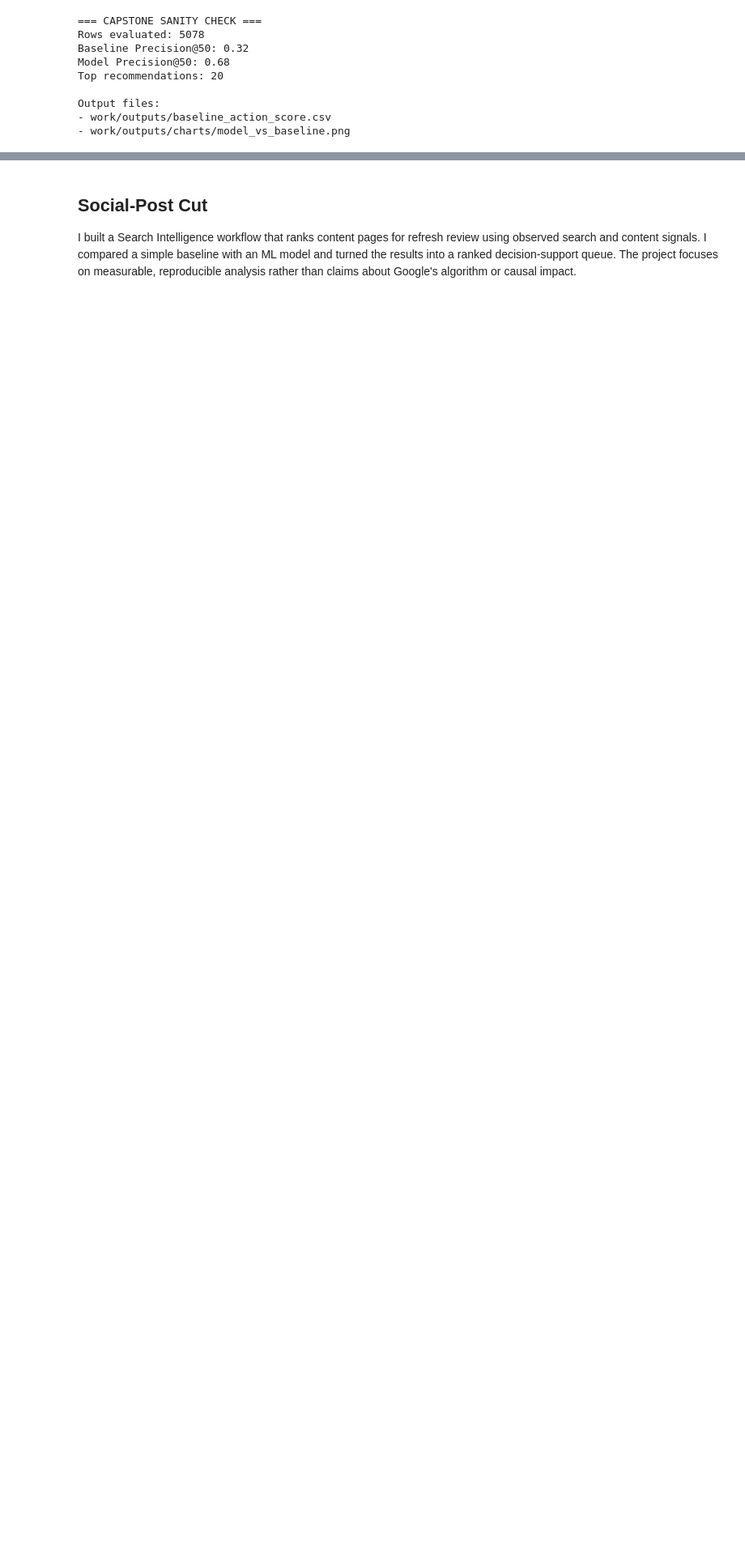
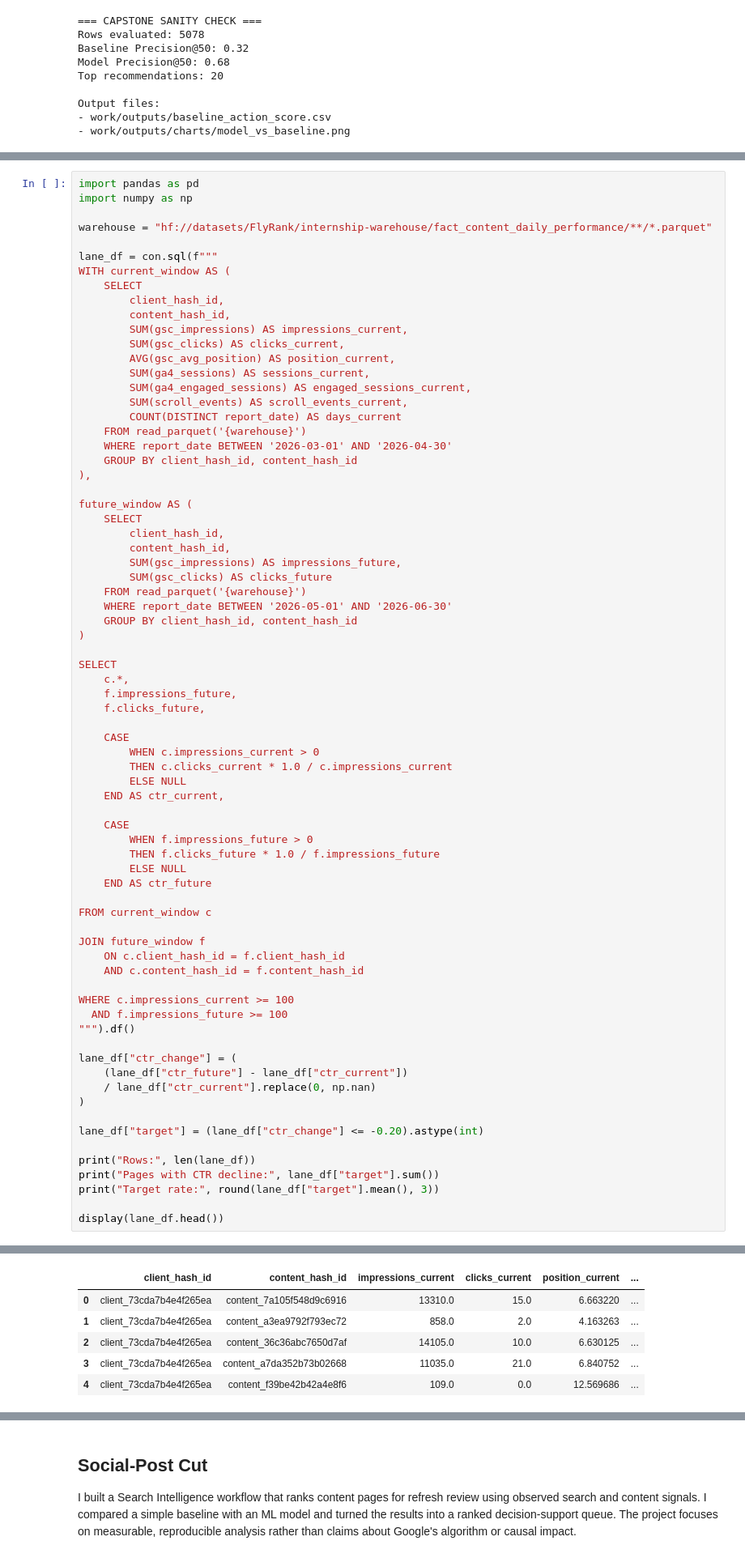
Before and after one commit to Ali0678/FlyRank-Internship, a Jupyter notebook: work/notebooks/capstone.ipynb, the cells around one changed output, grey strips where cells are left out. Shown at 81% size. Drawn from its saved outputs; the diff is of its cells as text; blank space fills up the shorter version.

```diff
--- a/work/notebooks/capstone.ipynb
+++ b/work/notebooks/capstone.ipynb
@@ -565,0 +633,74 @@ Output files:
+# %%
+import pandas as pd
+import numpy as np
+
+warehouse = "hf://datasets/FlyRank/internship-warehouse/fact_content_daily_performance/**/*.parquet"
+
+lane_df = con.sql(f"""
+WITH current_window AS (
+    SELECT
+        client_hash_id,
+        content_hash_id,
+        SUM(gsc_impressions) AS impressions_current,
+        SUM(gsc_clicks) AS clicks_current,
+        AVG(gsc_avg_position) AS position_current,
+        SUM(ga4_sessions) AS sessions_current,
+        SUM(ga4_engaged_sessions) AS engaged_sessions_current,
+        SUM(scroll_events) AS scroll_events_current,
+        COUNT(DISTINCT report_date) AS days_current
+    FROM read_parquet('{warehouse}')
+    WHERE report_date BETWEEN '2026-03-01' AND '2026-04-30'
+    GROUP BY client_hash_id, content_hash_id
+),
+
+future_window AS (
+    SELECT
+        client_hash_id,
+        content_hash_id,
+        SUM(gsc_impressions) AS impressions_future,
+        SUM(gsc_clicks) AS clicks_future
+    FROM read_parquet('{warehouse}')
+    WHERE report_date BETWEEN '2026-05-01' AND '2026-06-30'
+    GROUP BY client_hash_id, content_hash_id
+)
+
+SELECT
+    c.*,
+    f.impressions_future,
+    f.clicks_future,
+
+    CASE
+        WHEN c.impressions_current > 0
+        THEN c.clicks_current * 1.0 / c.impressions_current
+        ELSE NULL
+    END AS ctr_current,
+
+    CASE
+        WHEN f.impressions_future > 0
+        THEN f.clicks_future * 1.0 / f.impressions_future
+        ELSE NULL
+    END AS ctr_future
+
+FROM current_window c
+
+JOIN future_window f
+    ON c.client_hash_id = f.client_hash_id
+    AND c.content_hash_id = f.content_hash_id
+
+WHERE c.impressions_current >= 100
+  AND f.impressions_future >= 100
+""").df()
+
+lane_df["ctr_change"] = (
+    (lane_df["ctr_future"] - lane_df["ctr_current"])
+    / lane_df["ctr_current"].replace(0, np.nan)
+)
+
+lane_df["target"] = (lane_df["ctr_change"] <= -0.20).astype(int)
+
+print("Rows:", len(lane_df))
+print("Pages with CTR decline:", lane_df["target"].sum())
+print("Target rate:", round(lane_df["target"].mean(), 3))
+
+display(lane_df.head())
+# %% [output]
@@ -565,0 +710,6 @@ Output files:
+|  | client_hash_id | content_hash_id | impressions_current | clicks_current | position_current | ... |
+| 0 | client_73cda7b4e4f265ea | content_7a105f548d9c6916 | 13310.0 | 15.0 | 6.663220 | ... |
+| 1 | client_73cda7b4e4f265ea | content_a3ea9792f793ec72 | 858.0 | 2.0 | 4.163263 | ... |
+| 2 | client_73cda7b4e4f265ea | content_36c36abc7650d7af | 14105.0 | 10.0 | 6.630125 | ... |
+| 3 | client_73cda7b4e4f265ea | content_a7da352b73b02668 | 11035.0 | 21.0 | 6.840752 | ... |
+| 4 | client_73cda7b4e4f265ea | content_f39be42b42a4e8f6 | 109.0 | 0.0 | 12.569686 | ... |
```
Also changed, not shown: parts of 12 cells of this notebook.
